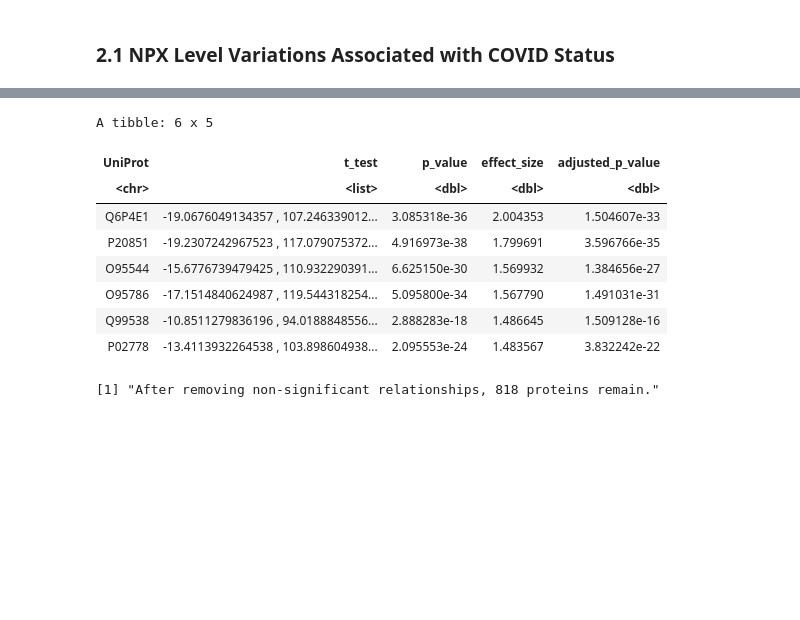
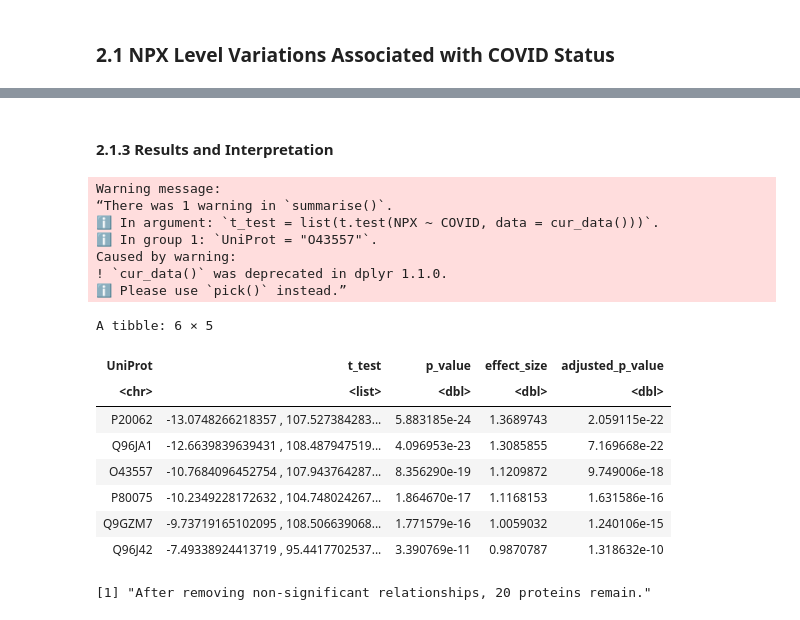
Before and after one commit to jlee2843/covid-analysis, a Jupyter notebook: book/_build/jupyter_execute/notes/analysis.ipynb, the cells around one changed output, grey strips where cells are left out. Drawn from its saved outputs; the diff is of its cells as text; code cells hidden in the pictures; blank space fills up the shorter version.

```diff
--- a/book/_build/jupyter_execute/notes/analysis.ipynb
+++ b/book/_build/jupyter_execute/notes/analysis.ipynb
@@ -156,0 +259,17 @@ A data.frame: 6 x 59
+# %%
+join_df$COVID <- as.factor(join_df$COVID)
+
+homogenity_results <- join_df |>
+      group_by(UniProt) |>
+      summarise(levene_test = list(leveneTest(NPX~COVID))) |>
+      mutate(levene_test = map(levene_test, tidy)) |>
+      unnest(levene_test)
+
+homogenity_df <- data.frame(homogenity_results) |>
+      filter(p.value >= 0.05)
+
+homogenity_list = homogenity_df |>
+      pull(UniProt)
+
+head(homogenity_df)
+print(homogenity_list)
@@ -156,0 +305,15 @@ A data.frame: 6 x 59
+# %%
+normality_results <- join_df |>
+  group_by(UniProt) |>
+  summarise(
+    shapiro_test = list(shapiro.test(NPX)), .groups = "drop") |>
+  mutate(shapiro_test = map(shapiro_test, tidy)) |>
+  unnest(shapiro_test)
+
+normality_df <- data.frame(normality_results) |>
+  filter(p.value >= 0.05)
+
+normality_list <- normality_df |> pull(UniProt)
+
+head(normality_df)
+print(normality_list)
@@ -156,0 +336,3 @@ A data.frame: 6 x 59
+# %%
+filter_for_proteins <- intersect(homogenity_list, normality_list)
+filter_for_proteins
@@ -156,0 +345,6 @@ A data.frame: 6 x 59
+# %%
+filtered_df <- join_df |>
+      filter(UniProt %in% filter_for_proteins)
+print(nrow(filtered_df))
+print(paste0("This filtered dataset contains ", length(filter_for_proteins), " unique proteins."))
+head(filtered_df)
@@ -157,3 +363,5 @@ A data.frame: 6 x 59
+# %% [markdown]
+#### 2.1.3 Results and Interpretation
 # %%
 compute_cohens_d <- function(g1, g2) {
       g1_mean <- mean(g1)
@@ -174,42 +382,49 @@ compare_t_test <- function(data) {
     group_by(UniProt) |>
     summarise(
       t_test=list(t.test(NPX ~ COVID, data = cur_data())),
       .groups="drop"
     ) |>
     mutate(
       p_value=map_dbl(t_test, ~ .x$p.value),
       effect_size=map2_dbl(
         t_test, UniProt,
         ~ {
           g1 <- data$NPX[data$COVID == 1 & data$UniProt == .y]
           g2 <- data$NPX[data$COVID == 0 & data$UniProt == .y]
           compute_cohens_d(g1, g2)
         }
       )
     )
 
     results <- results |>
       mutate(adjusted_p_value = p.adjust(p_value, method="BH")) |>
       filter(adjusted_p_value < 0.05) |>
       arrange(desc(effect_size))
 
   return(results)
 }
 
-protein_t_test_df <- compare_t_test(join_df)
+protein_t_test_df <- compare_t_test(filtered_df)
 head(protein_t_test_df)
 paste0("After removing non-significant relationships, ", nrow(protein_t_test_df), " proteins remain.")
 # %% [output]
-A tibble: 6 x 5
+Warning message:
+“There was 1 warning in `summarise()`.
+ℹ In argument: `t_test = list(t.test(NPX ~ COVID, data = cur_data()))`.
+ℹ In group 1: `UniProt = "O43557"`.
+Caused by warning:
+! `cur_data()` was deprecated in dplyr 1.1.0.
+ℹ Please use `pick()` instead.”
+A tibble: 6 × 5
 | UniProt | t_test | p_value | effect_size | adjusted_p_value |
 | <chr> | <list> | <dbl> | <dbl> | <dbl> |
-| Q6P4E1 | -19.0676049134357 , 107.246339012... | 3.085318e-36 | 2.004353 | 1.504607e-33 |
-| P20851 | -19.2307242967523 , 117.079075372... | 4.916973e-38 | 1.799691 | 3.596766e-35 |
-| O95544 | -15.6776739479425 , 110.932290391... | 6.625150e-30 | 1.569932 | 1.384656e-27 |
-| O95786 | -17.1514840624987 , 119.544318254... | 5.095800e-34 | 1.567790 | 1.491031e-31 |
-| Q99538 | -10.8511279836196 , 94.0188848556... | 2.888283e-18 | 1.486645 | 1.509128e-16 |
-| P02778 | -13.4113932264538 , 103.898604938... | 2.095553e-24 | 1.483567 | 3.832242e-22 |
+| P20062 | -13.0748266218357 , 107.527384283... | 5.883185e-24 | 1.3689743 | 2.059115e-22 |
+| Q96JA1 | -12.6639839639431 , 108.487947519... | 4.096953e-23 | 1.3085855 | 7.169668e-22 |
+| O43557 | -10.7684096452754 , 107.943764287... | 8.356290e-19 | 1.1209872 | 9.749006e-18 |
+| P80075 | -10.2349228172632 , 104.748024267... | 1.864670e-17 | 1.1168153 | 1.631586e-16 |
+| Q9GZM7 | -9.73719165102095 , 108.506639068... | 1.771579e-16 | 1.0059032 | 1.240106e-15 |
+| Q96J42 | -7.49338924413719 , 95.4417702537... | 3.390769e-11 | 0.9870787 | 1.318632e-10 |
-[1] "After removing non-significant relationships, 818 proteins remain."
+[1] "After removing non-significant relationships, 20 proteins remain."
 # %%
 top_10_proteins <- protein_t_test_df |>
       slice_head(n=10) |>
```
Also changed, not shown: parts of 45 cells of this notebook, 27 other files.
